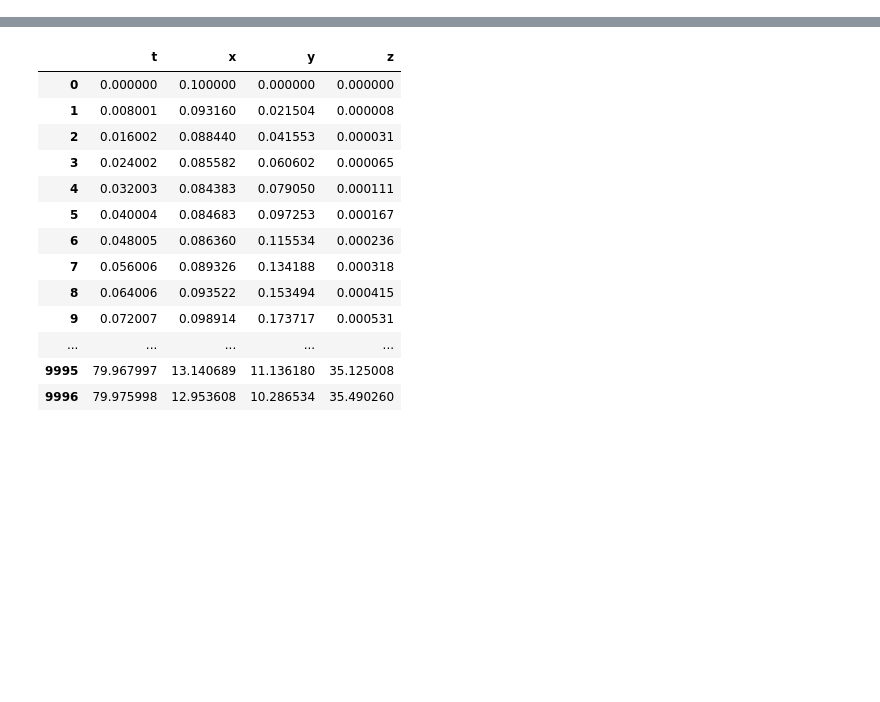
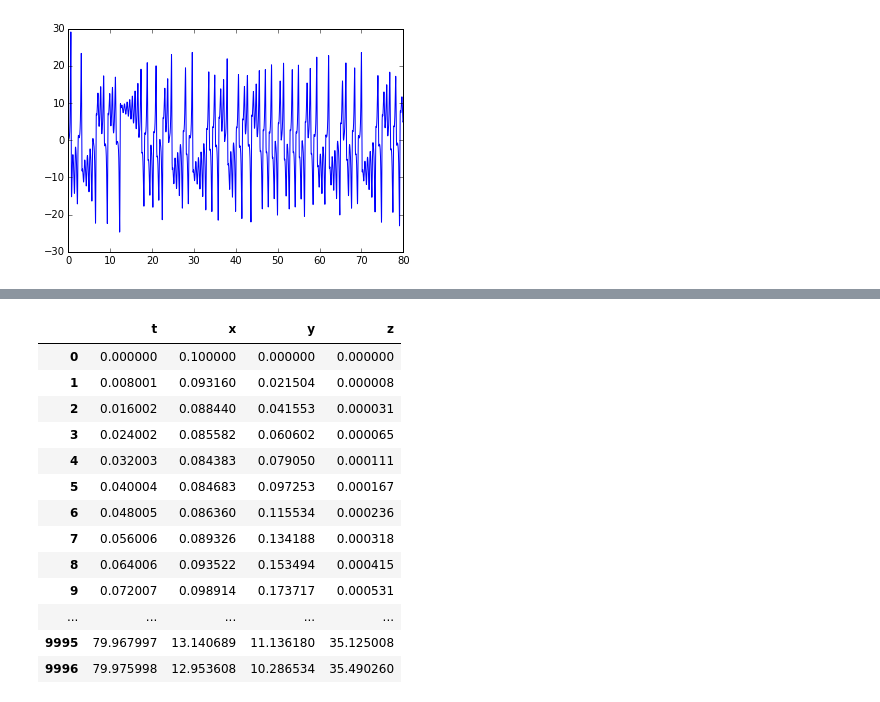
Before and after one commit to stewa165/CS510-Fall2015-Midterm, a Jupyter notebook: ExploreAttractor.ipynb, the cells around one changed output, grey strips where cells are left out. Cells and saved outputs as stored; diff of their text form; code cells hidden in the pictures; blank space fills up the shorter version.

```diff
--- a/ExploreAttractor.ipynb
+++ b/ExploreAttractor.ipynb
@@ -5,0 +35,4 @@ a = Attractor()
+# %%
+a.ploty()
+# %% [output]
+[figure, added]
```
Also changed, not shown: parts of 22 cells of this notebook, 1 other file.
